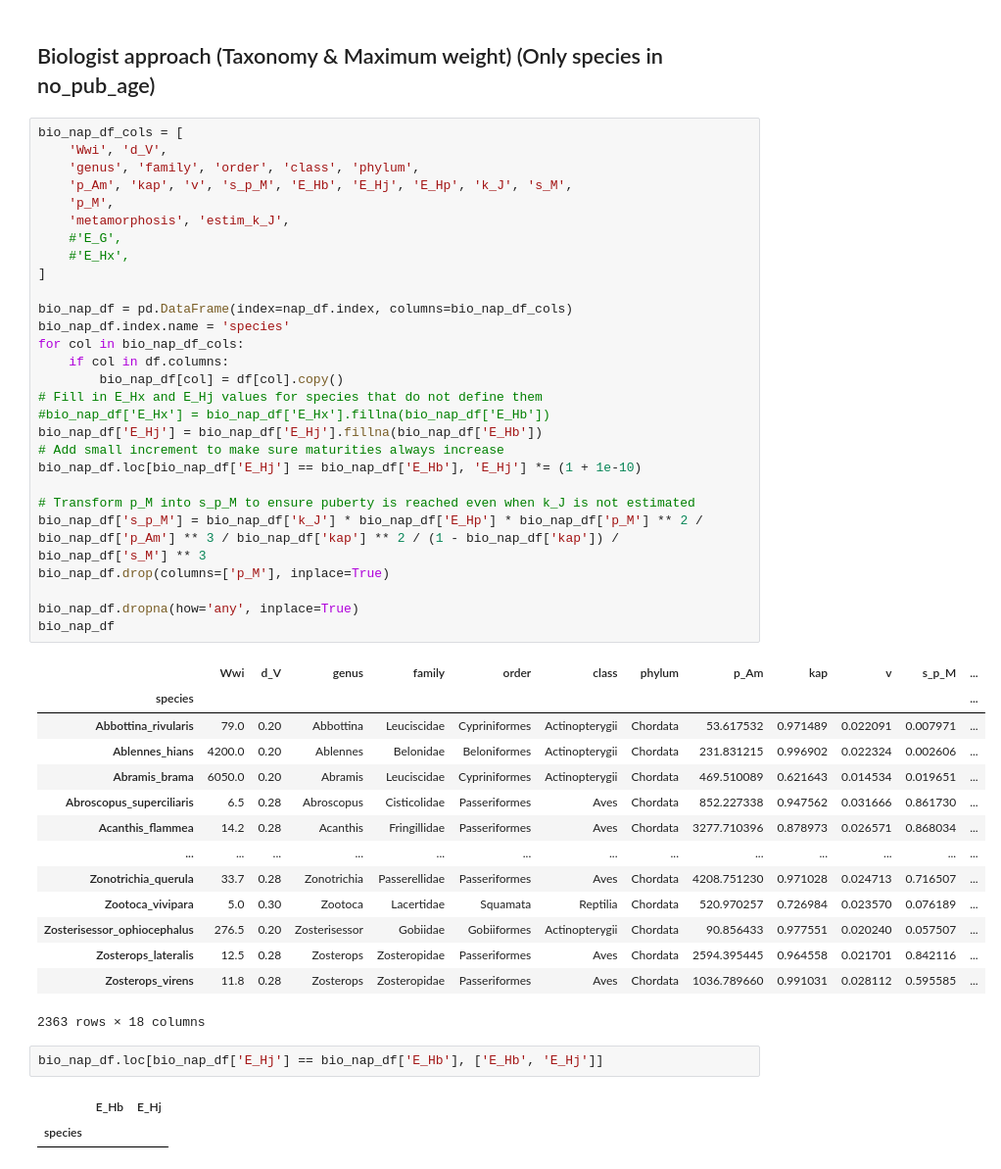
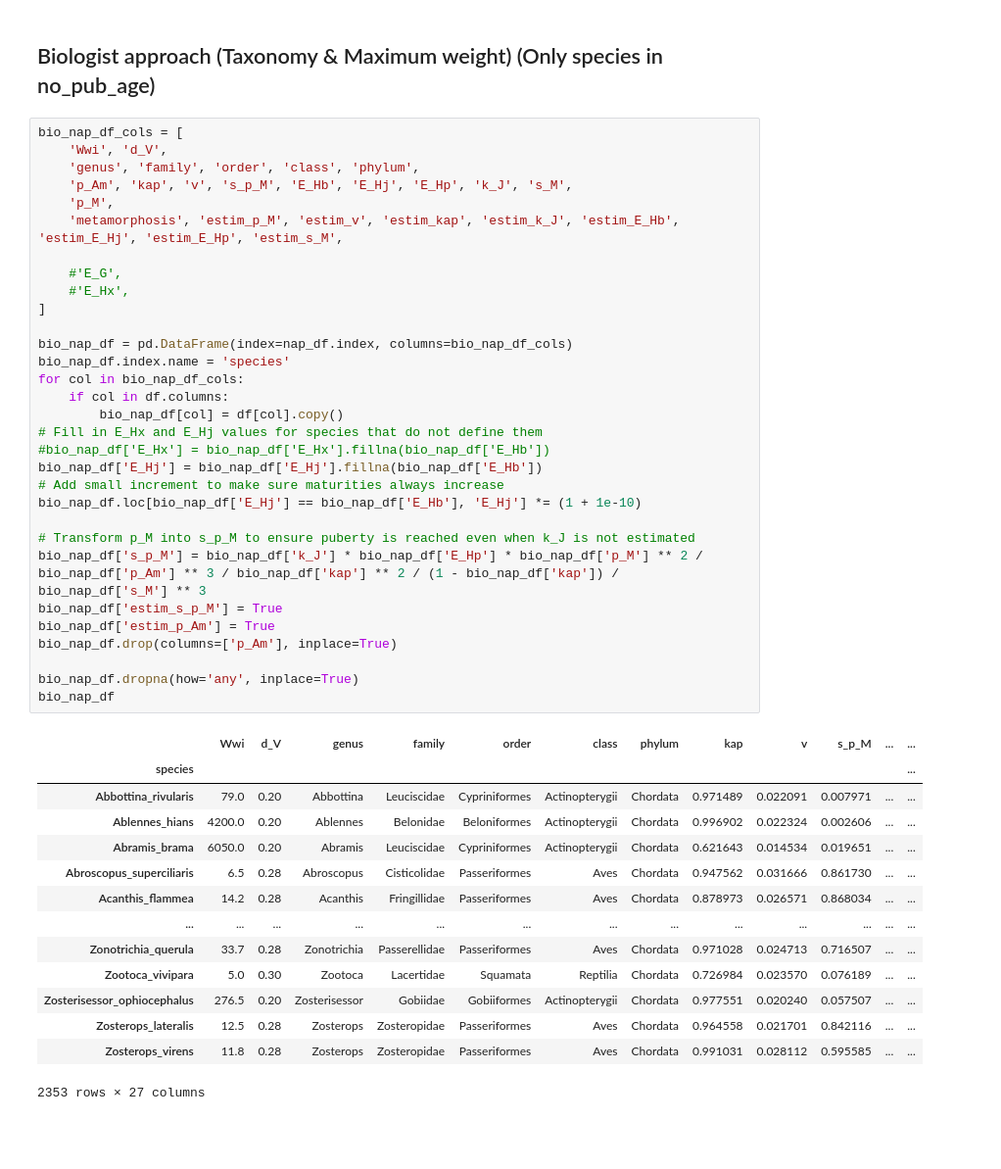
Before and after one commit to diogo-f-oliveira/DEB_ML_Init, a Jupyter notebook: notebooks/Data Preprocessing.ipynb, the cells around one changed output. Shown at 98% size. Drawn from its saved outputs; the diff is of its cells as text; blank space fills up the shorter version.

Commit message:
Added estimation columns to Taxonomic 1-NN dataset

```diff
--- a/notebooks/Data Preprocessing.ipynb
+++ b/notebooks/Data Preprocessing.ipynb
@@ -860,48 +860,46 @@ Test set size: 355
 # %%
 bio_nap_df_cols = [
     'Wwi', 'd_V',
     'genus', 'family', 'order', 'class', 'phylum',
     'p_Am', 'kap', 'v', 's_p_M', 'E_Hb', 'E_Hj', 'E_Hp', 'k_J', 's_M',
     'p_M',
-    'metamorphosis', 'estim_k_J',
+    'metamorphosis', 'estim_p_M', 'estim_v', 'estim_kap', 'estim_k_J', 'estim_E_Hb', 'estim_E_Hj', 'estim_E_Hp', 'estim_s_M',
+
     #'E_G',
     #'E_Hx',
 ]
 
 bio_nap_df = pd.DataFrame(index=nap_df.index, columns=bio_nap_df_cols)
 bio_nap_df.index.name = 'species'
 for col in bio_nap_df_cols:
     if col in df.columns:
         bio_nap_df[col] = df[col].copy()
 # Fill in E_Hx and E_Hj values for species that do not define them
 #bio_nap_df['E_Hx'] = bio_nap_df['E_Hx'].fillna(bio_nap_df['E_Hb'])
 bio_nap_df['E_Hj'] = bio_nap_df['E_Hj'].fillna(bio_nap_df['E_Hb'])
 # Add small increment to make sure maturities always increase
 bio_nap_df.loc[bio_nap_df['E_Hj'] == bio_nap_df['E_Hb'], 'E_Hj'] *= (1 + 1e-10)
 
 # Transform p_M into s_p_M to ensure puberty is reached even when k_J is not estimated
 bio_nap_df['s_p_M'] = bio_nap_df['k_J'] * bio_nap_df['E_Hp'] * bio_nap_df['p_M'] ** 2 / bio_nap_df['p_Am'] ** 3 / bio_nap_df['kap'] ** 2 / (1 - bio_nap_df['kap']) / bio_nap_df['s_M'] ** 3
-bio_nap_df.drop(columns=['p_M'], inplace=True)
+bio_nap_df['estim_s_p_M'] = True
+bio_nap_df['estim_p_Am'] = True
+bio_nap_df.drop(columns=['p_Am'], inplace=True)
 
 bio_nap_df.dropna(how='any', inplace=True)
 bio_nap_df
 # %% [output]
-|  | Wwi | d_V | genus | family | order | class | phylum | p_Am | kap | v | s_p_M | ... |
+|  | Wwi | d_V | genus | family | order | class | phylum | kap | v | s_p_M | ... | ... |
 | species |  |  |  |  |  |  |  |  |  |  |  | ... |
-| Abbottina_rivularis | 79.0 | 0.20 | Abbottina | Leuciscidae | Cypriniformes | Actinopterygii | Chordata | 53.617532 | 0.971489 | 0.022091 | 0.007971 | ... |
-| Ablennes_hians | 4200.0 | 0.20 | Ablennes | Belonidae | Beloniformes | Actinopterygii | Chordata | 231.831215 | 0.996902 | 0.022324 | 0.002606 | ... |
-| Abramis_brama | 6050.0 | 0.20 | Abramis | Leuciscidae | Cypriniformes | Actinopterygii | Chordata | 469.510089 | 0.621643 | 0.014534 | 0.019651 | ... |
-| Abroscopus_superciliaris | 6.5 | 0.28 | Abroscopus | Cisticolidae | Passeriformes | Aves | Chordata | 852.227338 | 0.947562 | 0.031666 | 0.861730 | ... |
-| Acanthis_flammea | 14.2 | 0.28 | Acanthis | Fringillidae | Passeriformes | Aves | Chordata | 3277.710396 | 0.878973 | 0.026571 | 0.868034 | ... |
+| Abbottina_rivularis | 79.0 | 0.20 | Abbottina | Leuciscidae | Cypriniformes | Actinopterygii | Chordata | 0.971489 | 0.022091 | 0.007971 | ... | ... |
+| Ablennes_hians | 4200.0 | 0.20 | Ablennes | Belonidae | Beloniformes | Actinopterygii | Chordata | 0.996902 | 0.022324 | 0.002606 | ... | ... |
+| Abramis_brama | 6050.0 | 0.20 | Abramis | Leuciscidae | Cypriniformes | Actinopterygii | Chordata | 0.621643 | 0.014534 | 0.019651 | ... | ... |
+| Abroscopus_superciliaris | 6.5 | 0.28 | Abroscopus | Cisticolidae | Passeriformes | Aves | Chordata | 0.947562 | 0.031666 | 0.861730 | ... | ... |
+| Acanthis_flammea | 14.2 | 0.28 | Acanthis | Fringillidae | Passeriformes | Aves | Chordata | 0.878973 | 0.026571 | 0.868034 | ... | ... |
 | ... | ... | ... | ... | ... | ... | ... | ... | ... | ... | ... | ... | ... |
-| Zonotrichia_querula | 33.7 | 0.28 | Zonotrichia | Passerellidae | Passeriformes | Aves | Chordata | 4208.751230 | 0.971028 | 0.024713 | 0.716507 | ... |
-| Zootoca_vivipara | 5.0 | 0.30 | Zootoca | Lacertidae | Squamata | Reptilia | Chordata | 520.970257 | 0.726984 | 0.023570 | 0.076189 | ... |
-| Zosterisessor_ophiocephalus | 276.5 | 0.20 | Zosterisessor | Gobiidae | Gobiiformes | Actinopterygii | Chordata | 90.856433 | 0.977551 | 0.020240 | 0.057507 | ... |
-| Zosterops_lateralis | 12.5 | 0.28 | Zosterops | Zosteropidae | Passeriformes | Aves | Chordata | 2594.395445 | 0.964558 | 0.021701 | 0.842116 | ... |
-| Zosterops_virens | 11.8 | 0.28 | Zosterops | Zosteropidae | Passeriformes | Aves | Chordata | 1036.789660 | 0.991031 | 0.028112 | 0.595585 | ... |
+| Zonotrichia_querula | 33.7 | 0.28 | Zonotrichia | Passerellidae | Passeriformes | Aves | Chordata | 0.971028 | 0.024713 | 0.716507 | ... | ... |
+| Zootoca_vivipara | 5.0 | 0.30 | Zootoca | Lacertidae | Squamata | Reptilia | Chordata | 0.726984 | 0.023570 | 0.076189 | ... | ... |
+| Zosterisessor_ophiocephalus | 276.5 | 0.20 | Zosterisessor | Gobiidae | Gobiiformes | Actinopterygii | Chordata | 0.977551 | 0.020240 | 0.057507 | ... | ... |
+| Zosterops_lateralis | 12.5 | 0.28 | Zosterops | Zosteropidae | Passeriformes | Aves | Chordata | 0.964558 | 0.021701 | 0.842116 | ... | ... |
+| Zosterops_virens | 11.8 | 0.28 | Zosterops | Zosteropidae | Passeriformes | Aves | Chordata | 0.991031 | 0.028112 | 0.595585 | ... | ... |
-2363 rows × 18 columns
+2353 rows × 27 columns
-# %%
-bio_nap_df.loc[bio_nap_df['E_Hj'] == bio_nap_df['E_Hb'], ['E_Hb', 'E_Hj']]
-# %% [output]
-|  | E_Hb | E_Hj |
-| species |  |  |
```
Also changed, not shown: parts of 2 cells of this notebook, 5 other files.
